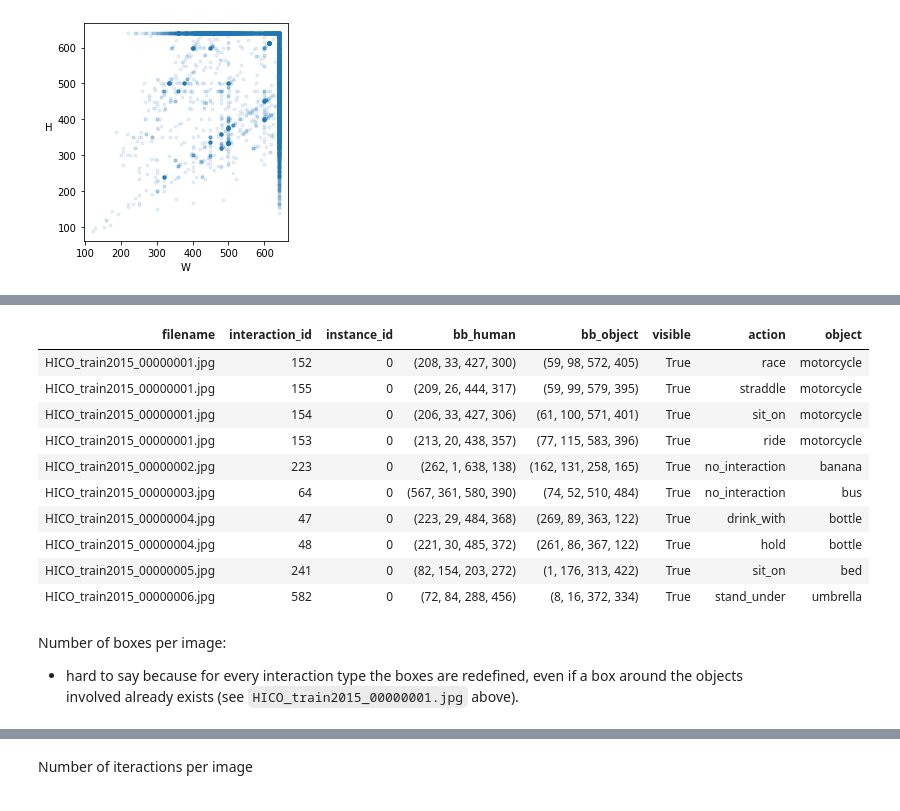
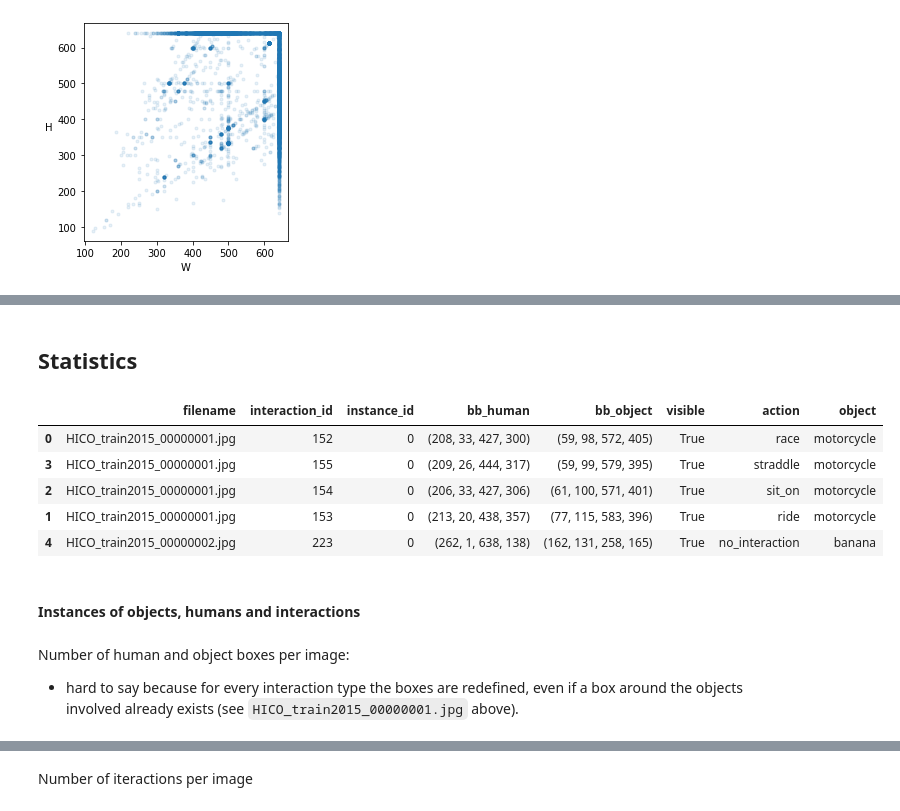
Before and after one commit to baldassarreFe/ws-vrd, a Jupyter notebook: notebooks/HICO-DET/HICO-DET.ipynb, the cells around one changed output, grey strips where cells are left out. Drawn from its saved outputs; the diff is of its cells as text; code cells hidden in the pictures.

```diff
--- a/notebooks/HICO-DET/HICO-DET.ipynb
+++ b/notebooks/HICO-DET/HICO-DET.ipynb
@@ -227,24 +294,23 @@ samples = pd.DataFrame(samples)
+# %% [markdown]
+## Statistics
 # %%
 df = pd.merge(
-    samples,
-    interactions,
+    left=samples,
+    right=interactions,
     left_on='interaction_id',
     right_index=True
 ).sort_values('filename')
-df.head(10).style.hide_index()
+df.head()
 # %% [output]
-| filename | interaction_id | instance_id | bb_human | bb_object | visible | action | object |
-| HICO_train2015_00000001.jpg | 152 | 0 | (208, 33, 427, 300) | (59, 98, 572, 405) | True | race | motorcycle |
-| HICO_train2015_00000001.jpg | 155 | 0 | (209, 26, 444, 317) | (59, 99, 579, 395) | True | straddle | motorcycle |
-| HICO_train2015_00000001.jpg | 154 | 0 | (206, 33, 427, 306) | (61, 100, 571, 401) | True | sit_on | motorcycle |
-| HICO_train2015_00000001.jpg | 153 | 0 | (213, 20, 438, 357) | (77, 115, 583, 396) | True | ride | motorcycle |
-| HICO_train2015_00000002.jpg | 223 | 0 | (262, 1, 638, 138) | (162, 131, 258, 165) | True | no_interaction | banana |
-| HICO_train2015_00000003.jpg | 64 | 0 | (567, 361, 580, 390) | (74, 52, 510, 484) | True | no_interaction | bus |
-| HICO_train2015_00000004.jpg | 47 | 0 | (223, 29, 484, 368) | (269, 89, 363, 122) | True | drink_with | bottle |
-| HICO_train2015_00000004.jpg | 48 | 0 | (221, 30, 485, 372) | (261, 86, 367, 122) | True | hold | bottle |
-| HICO_train2015_00000005.jpg | 241 | 0 | (82, 154, 203, 272) | (1, 176, 313, 422) | True | sit_on | bed |
-| HICO_train2015_00000006.jpg | 582 | 0 | (72, 84, 288, 456) | (8, 16, 372, 334) | True | stand_under | umbrella |
+|  | filename | interaction_id | instance_id | bb_human | bb_object | visible | action | object |
+| 0 | HICO_train2015_00000001.jpg | 152 | 0 | (208, 33, 427, 300) | (59, 98, 572, 405) | True | race | motorcycle |
+| 3 | HICO_train2015_00000001.jpg | 155 | 0 | (209, 26, 444, 317) | (59, 99, 579, 395) | True | straddle | motorcycle |
+| 2 | HICO_train2015_00000001.jpg | 154 | 0 | (206, 33, 427, 306) | (61, 100, 571, 401) | True | sit_on | motorcycle |
+| 1 | HICO_train2015_00000001.jpg | 153 | 0 | (213, 20, 438, 357) | (77, 115, 583, 396) | True | ride | motorcycle |
+| 4 | HICO_train2015_00000002.jpg | 223 | 0 | (262, 1, 638, 138) | (162, 131, 258, 165) | True | no_interaction | banana |
+# %% [markdown]
+#### Instances of objects, humans and interactions
 # %% [markdown]
-Number of boxes per image:
+Number of human and object boxes per image:
 - hard to say because for every interaction type the boxes are redefined,
   even if a box around the objects involved already exists (see `HICO_train2015_00000001.jpg` above).
```
Also changed, not shown: parts of 72 cells of this notebook, 37 other files.
